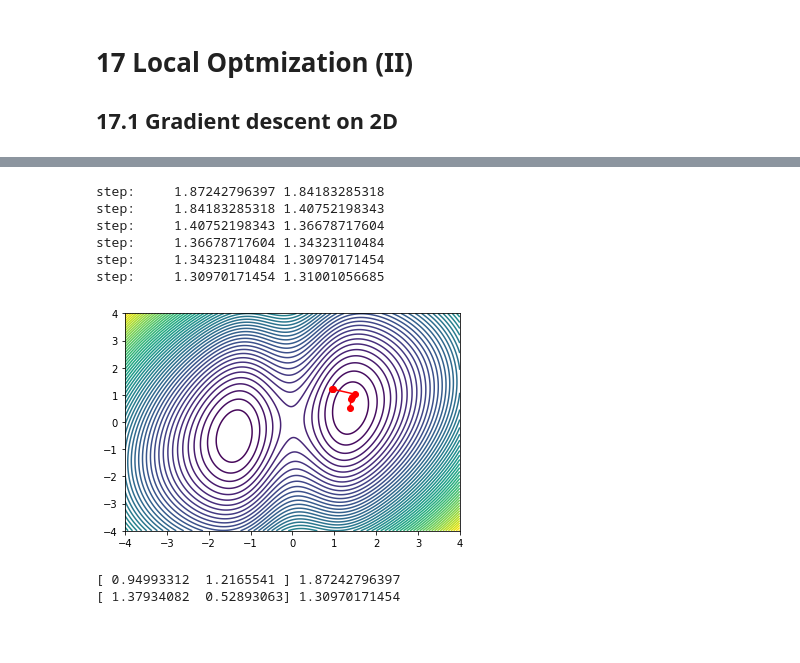
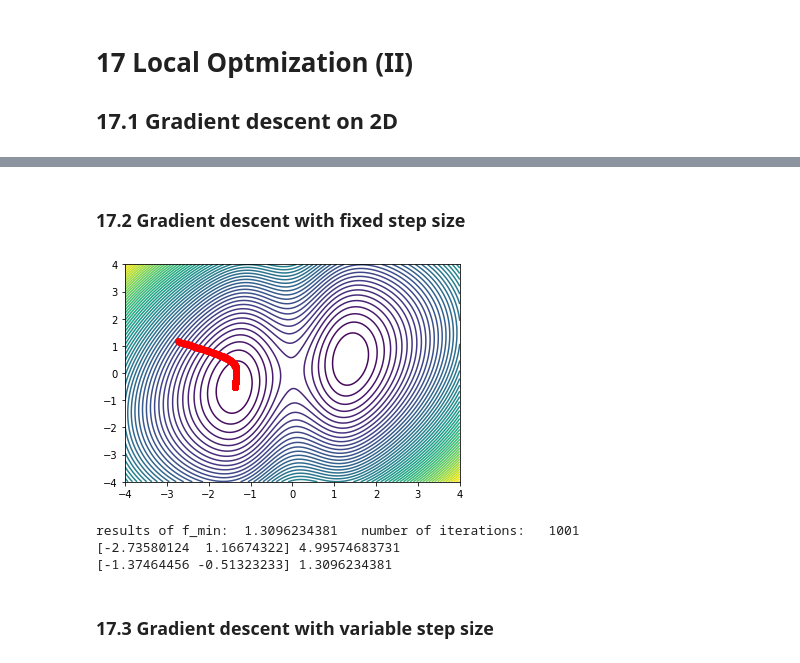
Before and after one commit to MaterSim/ComputationalPhysics300, a Jupyter notebook: Lec_18.ipynb, the cells around one changed output, grey strips where cells are left out. Cells and saved outputs as stored; diff of their text form; code cells hidden in the pictures; blank space fills up the shorter version.

```diff
--- a/Lec_18.ipynb
+++ b/Lec_18.ipynb
@@ -55,3 +57,5 @@ plt.show()
+# %% [markdown]
+### 17.2 Gradient descent with fixed step size
 # %%
 # variable stepwidth
 def derivative2(f, xy, d=0.01):
@@ -61,59 +65,49 @@ def derivative2(f, xy, d=0.01):
     #print(fx,fy)
     return np.array([fx,fy])
 
-def minimize2(f,x0, N=1000):
+def minimize_fix(f,x0, N=1000):
     """
     x0: 1*2 array
     """
 
     x_now = x0
-    x_prev = None
     converged = False
     x_hist = []
     x_hist.append(x_now)
+    dx = 0.01
+
     for i in range(N):
 
         df_now = derivative2(f2, x_now)
-
-        if x_prev is None:
-            dx = 0.01
-        else:
-            df_prev = derivative2(f2, x_prev)
-            dd = df_now - df_prev
-            dx = np.dot(x_now - x_prev, dd) / (np.linalg.norm(dd))**2
-            #print(dd)
         x_next = x_now - df_now*dx
 
-        print("step:    ", f(x_now), f(x_next))
+        #print("step:    ", f(x_now), f(x_next))
         if f(x_next)>f(x_now):
             converged = True
             break
         else:
-            x_prev = x_now
             x_now = x_next
             x_hist.append(x_now)
 
     return converged, np.array(x_hist), f(x_now)
 # %%
 [x0, y0] = init(x_min, x_max, y_min, y_max)
-converged, x_hist, f_min = minimize2(f2, [x0,y0])
+converged, x_hist, f_min = minimize_fix(f2, [x0,y0])
 x,y = np.meshgrid(nx,ny)
 z = f2([x, y])
 fig = plt.figure()
 levels = np.arange(np.min(z), np.max(z), 0.3)
 plt.contour(x,y,z, levels=levels)
 
 plt.plot(x_hist[:,0], x_hist[:,1], 'ro-')
 plt.show()
+print('results of f_min: ', f_min, '  number of iterations:  ', len(x_hist))
 print(x_hist[0], f2(x_hist[0]))
 print(x_hist[-1], f2(x_hist[-1]))
 # %% [output]
+[figure, new version]
-step:     1.87242796397 1.84183285318
-step:     1.84183285318 1.40752198343
-step:     1.40752198343 1.36678717604
-step:     1.36678717604 1.34323110484
-step:     1.34323110484 1.30970171454
-step:     1.30970171454 1.31001056685
+results of f_min:  1.3096234381   number of iterations:   1001
+[-2.73580124  1.16674322] 4.99574683731
+[-1.37464456 -0.51323233] 1.3096234381
-[figure, old version]
-[ 0.94993312  1.2165541 ] 1.87242796397
-[ 1.37934082  0.52893063] 1.30970171454
+# %% [markdown]
+### 17.3 Gradient descent with variable step size
```
Also changed, not shown: parts of 11 cells of this notebook, 1 other file.
